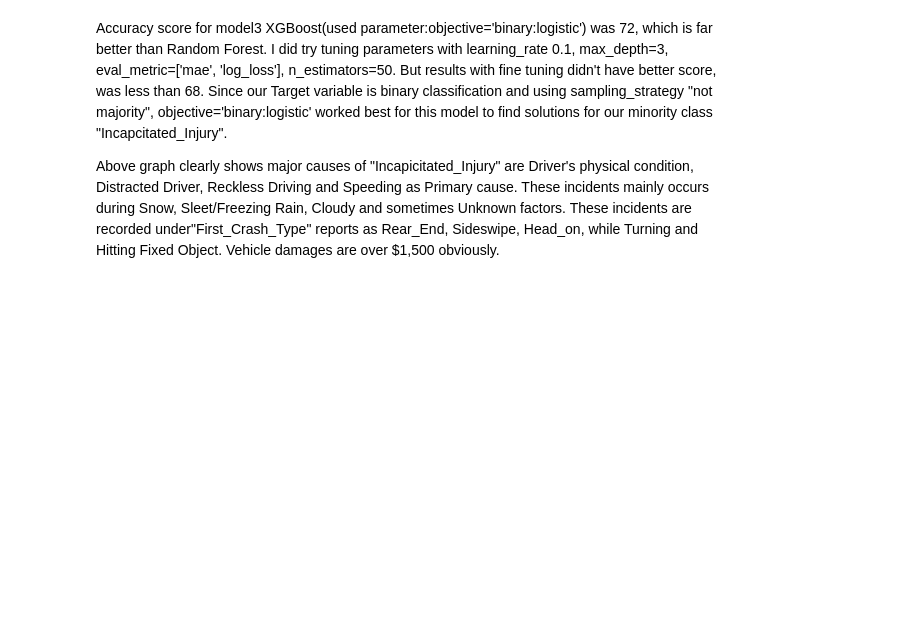
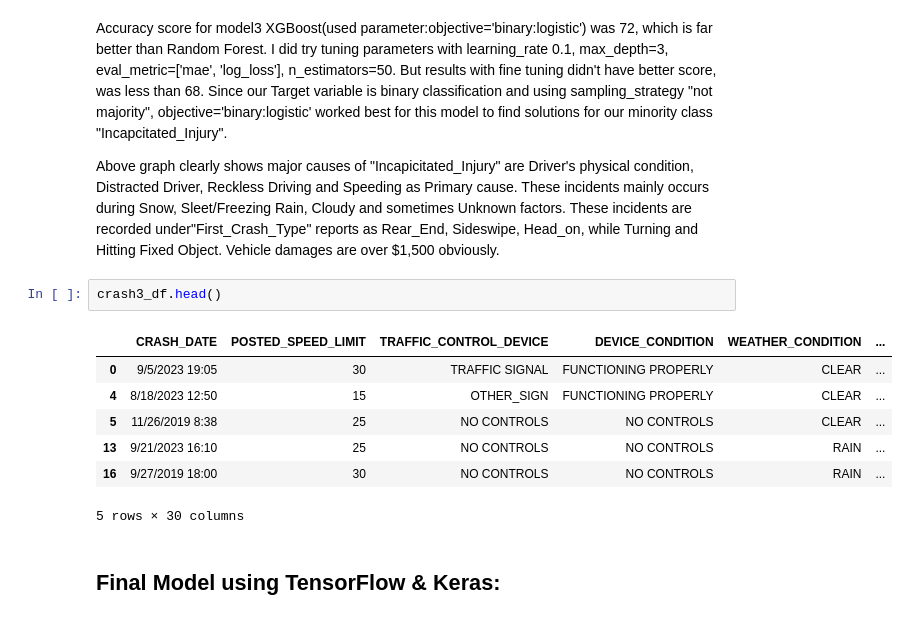
Before and after one commit to YamunaU75/ChicagoCarCrashes_Phase4, a Jupyter notebook: CarCrashesNt1.ipynb, the cells around one changed output. Cells and saved outputs as stored; diff of their text form; blank space fills up the shorter version.

```diff
--- a/CarCrashesNt1.ipynb
+++ b/CarCrashesNt1.ipynb
@@ -805,3 +804,15 @@ Above graph clearly shows major causes of "Incapicitated_Injury" are Driver's ph
 and Speeding as Primary cause. These incidents mainly occurs during Snow, Sleet/Freezing Rain, Cloudy and sometimes Unknown factors. These
 incidents are recorded under"First_Crash_Type" reports as Rear_End, Sideswipe, Head_on, while Turning and Hitting Fixed Object. Vehicle damages
 are over $1,500 obviously.
+# %%
+crash3_df.head()
+# %% [output]
+|  | CRASH_DATE | POSTED_SPEED_LIMIT | TRAFFIC_CONTROL_DEVICE | DEVICE_CONDITION | WEATHER_CONDITION | ... |
+| 0 | 9/5/2023 19:05 | 30 | TRAFFIC SIGNAL | FUNCTIONING PROPERLY | CLEAR | ... |
+| 4 | 8/18/2023 12:50 | 15 | OTHER_SIGN | FUNCTIONING PROPERLY | CLEAR | ... |
+| 5 | 11/26/2019 8:38 | 25 | NO CONTROLS | NO CONTROLS | CLEAR | ... |
+| 13 | 9/21/2023 16:10 | 25 | NO CONTROLS | NO CONTROLS | RAIN | ... |
+| 16 | 9/27/2019 18:00 | 30 | NO CONTROLS | NO CONTROLS | RAIN | ... |
+5 rows × 30 columns
+# %% [markdown]
+## Final Model using TensorFlow & Keras:
```
Also changed, not shown: parts of 21 cells of this notebook, 2 other files.
